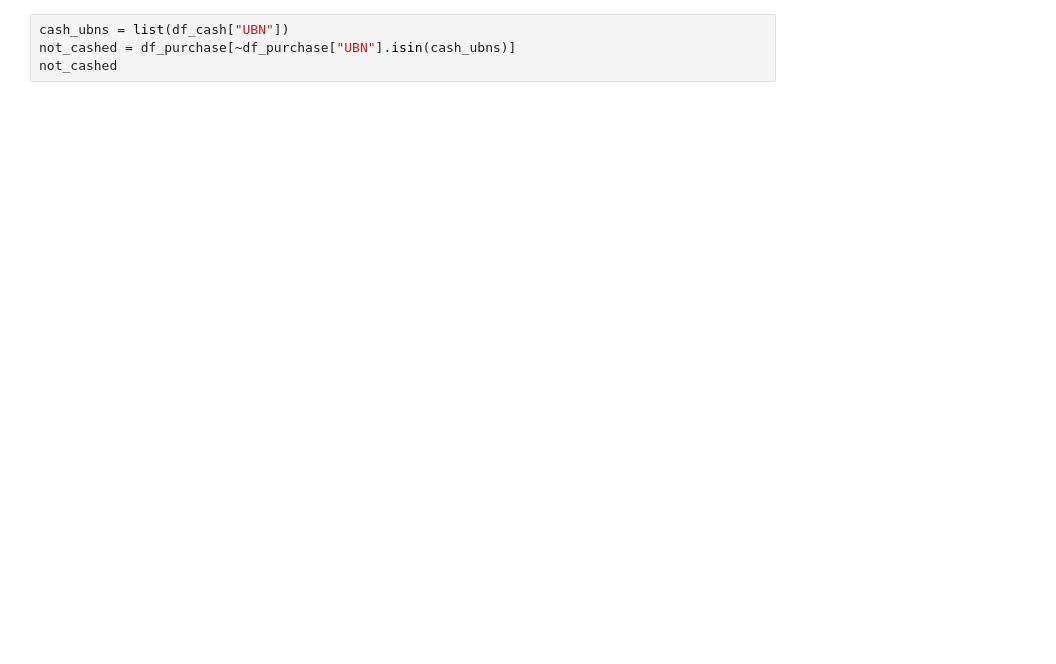
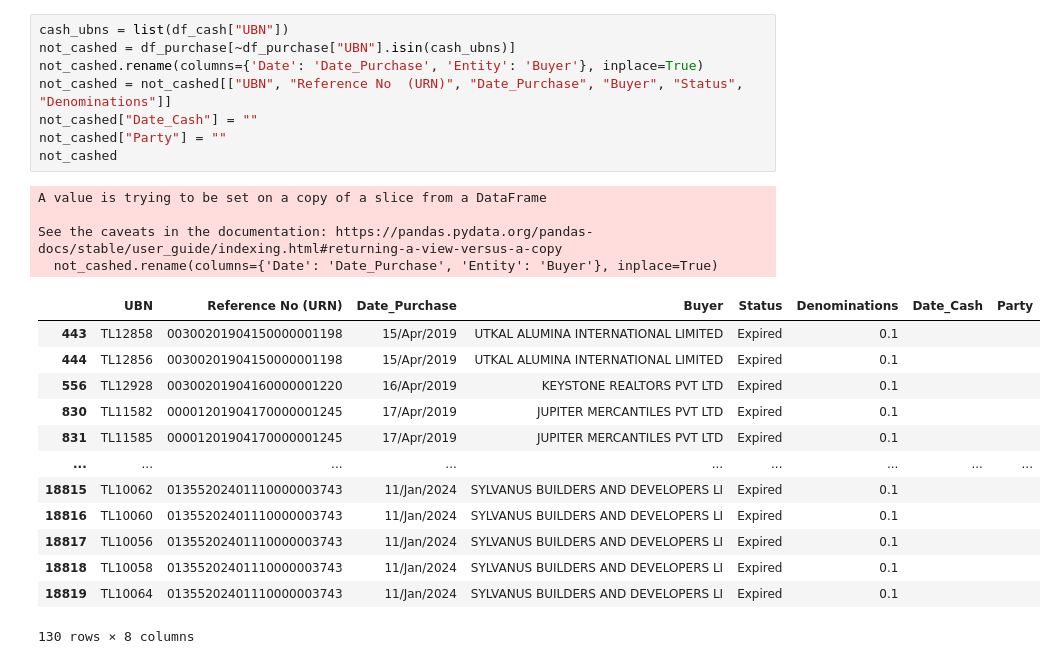
Before and after one commit to kkkarnav/electoralBonds, a Jupyter notebook: referenced_bonds.ipynb, the cells around one changed output. Drawn from its saved outputs; the diff is of its cells as text; blank space fills up the shorter version.

```diff
--- a/referenced_bonds.ipynb
+++ b/referenced_bonds.ipynb
@@ -34,7 +74,29 @@ df_main
 # %%
 cash_ubns = list(df_cash["UBN"])
 not_cashed = df_purchase[~df_purchase["UBN"].isin(cash_ubns)]
+not_cashed.rename(columns={'Date': 'Date_Purchase', 'Entity': 'Buyer'}, inplace=True)
+not_cashed = not_cashed[["UBN", "Reference No  (URN)", "Date_Purchase", "Buyer", "Status", "Denominations"]]
+not_cashed["Date_Cash"] = ""
+not_cashed["Party"] = ""
 not_cashed
+# %% [output]
+A value is trying to be set on a copy of a slice from a DataFrame
+
+See the caveats in the documentation: https://pandas.pydata.org/pandas-docs/stable/user_guide/indexing.html#returning-a-view-versus-a-copy
+  not_cashed.rename(columns={'Date': 'Date_Purchase', 'Entity': 'Buyer'}, inplace=True)
+|  | UBN | Reference No (URN) | Date_Purchase | Buyer | Status | Denominations | Date_Cash | Party |
+| 443 | TL12858 | 00300201904150000001198 | 15/Apr/2019 | UTKAL ALUMINA INTERNATIONAL LIMITED | Expired | 0.1 |  |  |
+| 444 | TL12856 | 00300201904150000001198 | 15/Apr/2019 | UTKAL ALUMINA INTERNATIONAL LIMITED | Expired | 0.1 |  |  |
+| 556 | TL12928 | 00300201904160000001220 | 16/Apr/2019 | KEYSTONE REALTORS PVT LTD | Expired | 0.1 |  |  |
+| 830 | TL11582 | 00001201904170000001245 | 17/Apr/2019 | JUPITER MERCANTILES PVT LTD | Expired | 0.1 |  |  |
+| 831 | TL11585 | 00001201904170000001245 | 17/Apr/2019 | JUPITER MERCANTILES PVT LTD | Expired | 0.1 |  |  |
+| ... | ... | ... | ... | ... | ... | ... | ... | ... |
+| 18815 | TL10062 | 01355202401110000003743 | 11/Jan/2024 | SYLVANUS BUILDERS AND DEVELOPERS LI | Expired | 0.1 |  |  |
+| 18816 | TL10060 | 01355202401110000003743 | 11/Jan/2024 | SYLVANUS BUILDERS AND DEVELOPERS LI | Expired | 0.1 |  |  |
+| 18817 | TL10056 | 01355202401110000003743 | 11/Jan/2024 | SYLVANUS BUILDERS AND DEVELOPERS LI | Expired | 0.1 |  |  |
+| 18818 | TL10058 | 01355202401110000003743 | 11/Jan/2024 | SYLVANUS BUILDERS AND DEVELOPERS LI | Expired | 0.1 |  |  |
+| 18819 | TL10064 | 01355202401110000003743 | 11/Jan/2024 | SYLVANUS BUILDERS AND DEVELOPERS LI | Expired | 0.1 |  |  |
+130 rows × 8 columns
 # %%
 purchase_ubns = list(df_purchase["UBN"])
 purchase_missing = df_cash[~df_cash["UBN"].isin(purchase_ubns)]
```
Also changed, not shown: parts of 25 cells of this notebook, 2 other files.
